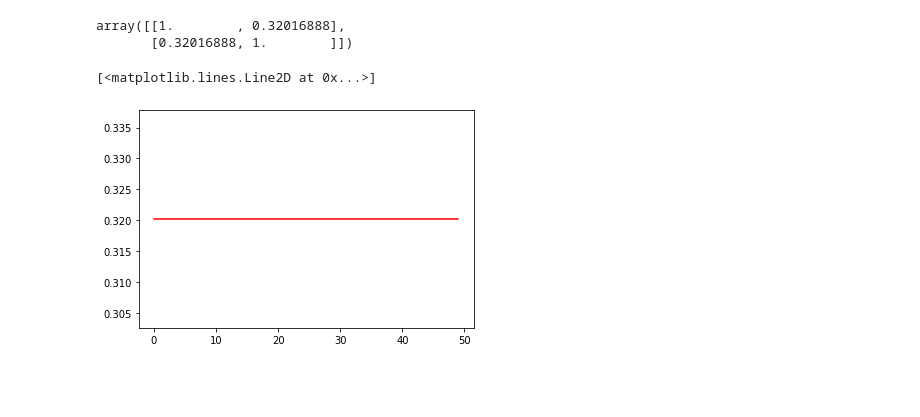
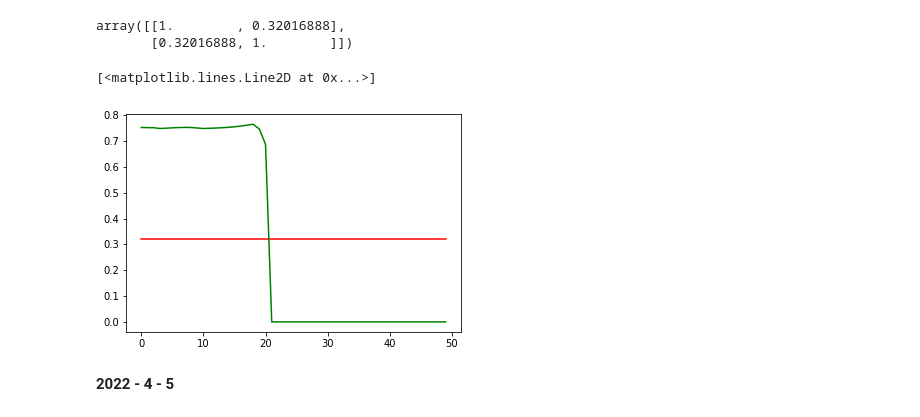
Before and after one commit to eaglehkim/python, a Jupyter notebook: prac5.ipynb, the cells around one changed output. Drawn from its saved outputs; the diff is of its cells as text; code cells hidden in the pictures; blank space fills up the shorter version.

```diff
--- a/prac5.ipynb
+++ b/prac5.ipynb
@@ -1546,12 +1546,15 @@ array([[1.        , 0.32016888],
 # %%
 xgb_corr = []
 i_num = 0
 for i in np.arange(0.01, 5, 0.1):
   xgb = XGBClassifier(reg_alpha=3)
   xgb.fit(X_train, y_train)
   xgb_corr.append(np.corrcoef(xgb.predict(X_test), y_test)[0][1])
   i_num += 1
 plt.plot(range(i_num), xgb_corr, 'r')
+plt.plot(range(i_num), ls_corr, 'g')
 # %% [output]
 [<matplotlib.lines.Line2D at 0x...>]
-[figure, old version]
+[figure, new version]
+# %% [markdown]
+**2022 - 4 - 5**
```
Also changed, not shown: parts of 19 cells of this notebook.
